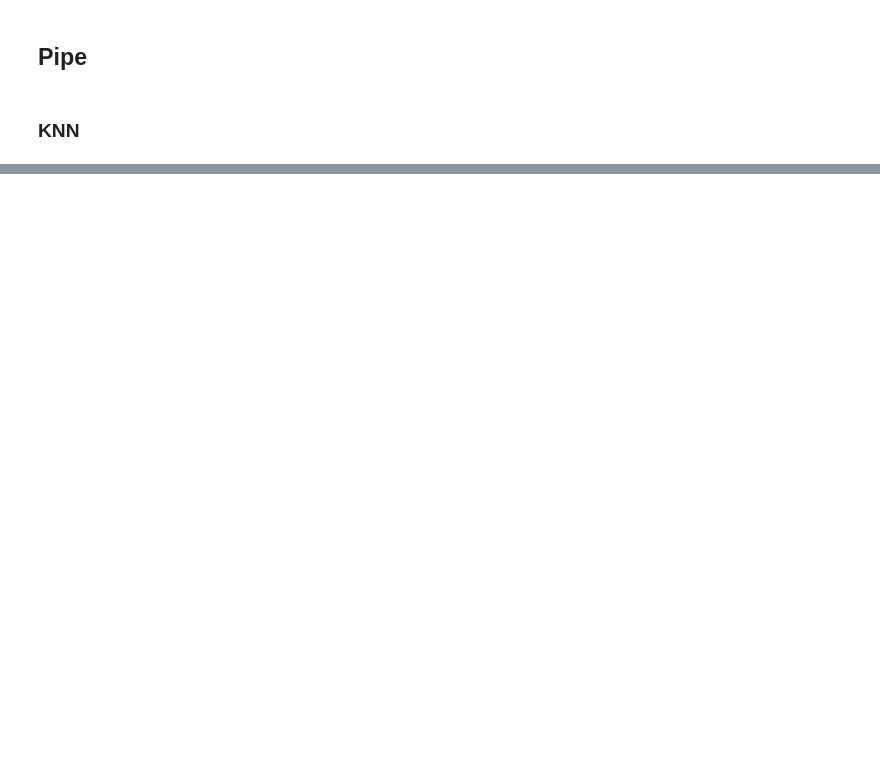
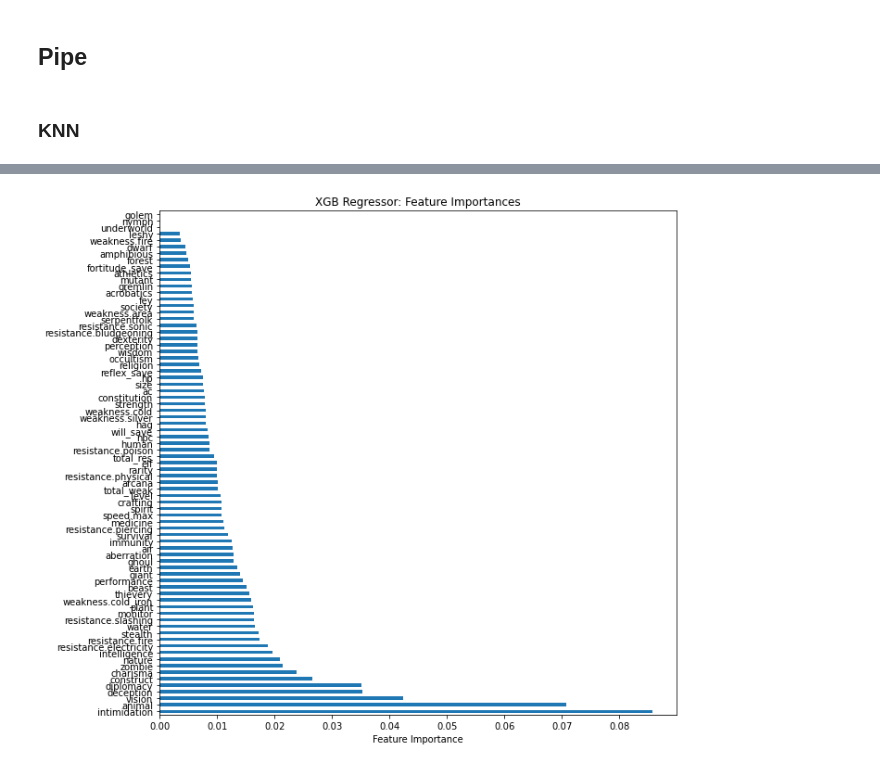
Before and after one commit to MusaAbbasi/Pathfinder_Creature_Classifier, a Jupyter notebook: EDA-Modeling.ipynb, the cells around one changed output, grey strips where cells are left out. Saved outputs shown, nothing was run; the diff lists cells and outputs as text; code cells hidden in the pictures; blank space fills up the shorter version.

```diff
--- a/EDA-Modeling.ipynb
+++ b/EDA-Modeling.ipynb
@@ -328,0 +582,10 @@ plot_confusion_matrix(best_model, X_test, y_test)
+# %%
+feat_imp = pd.Series(best_regressor.feature_importances_,
+             index = X.columns).sort_values(ascending = False)
+fig, ax = plt.subplots(figsize=(10, 10))
+feat_imp.plot(kind = 'barh', ax = ax)
+ax.set_xlabel('Feature Importance')
+ax.set_title('XGB Regressor: Feature Importances')
+plt.show()
+# %% [output]
+[figure, added]
```
Also changed, not shown: parts of 127 cells of this notebook.
